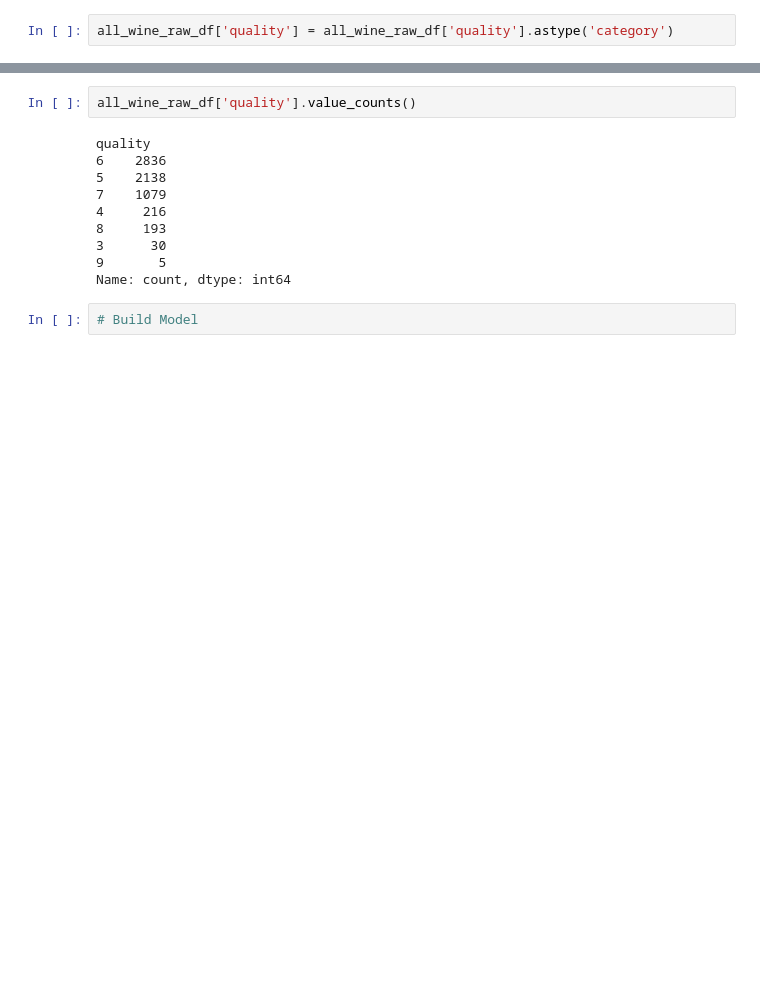
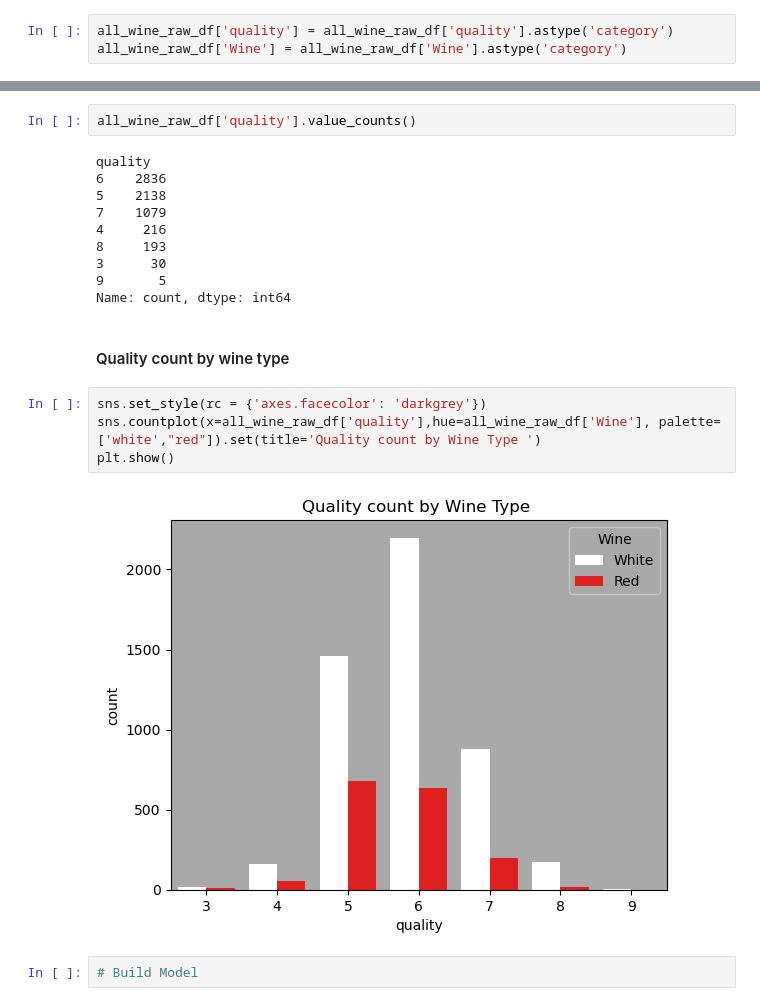
Before and after one commit to N8sGit/group_project_2, a Jupyter notebook: main.ipynb, the cells around one changed output, grey strips where cells are left out. Saved outputs shown, nothing was run; the diff lists cells and outputs as text; blank space fills up the shorter version.

```diff
--- a/main.ipynb
+++ b/main.ipynb
@@ -70,5 +72,6 @@ all_wine_raw_df.head()
 # %%
 all_wine_raw_df['quality'] = all_wine_raw_df['quality'].astype('category')
+all_wine_raw_df['Wine'] = all_wine_raw_df['Wine'].astype('category')
 # %%
 all_wine_raw_df.describe()
 # %% [output]
@@ -156,6 +160,14 @@ quality
 3      30
 9       5
 Name: count, dtype: int64
+# %% [markdown]
+#### Quality count by wine type
+# %%
+sns.set_style(rc = {'axes.facecolor': 'darkgrey'})
+sns.countplot(x=all_wine_raw_df['quality'],hue=all_wine_raw_df['Wine'], palette=['white',"red"]).set(title='Quality count by Wine Type ')
+plt.show()
+# %% [output]
+[figure, added]
 # %%
 # Build Model
 # %%
```
Also changed, not shown: parts of 3 cells of this notebook.
